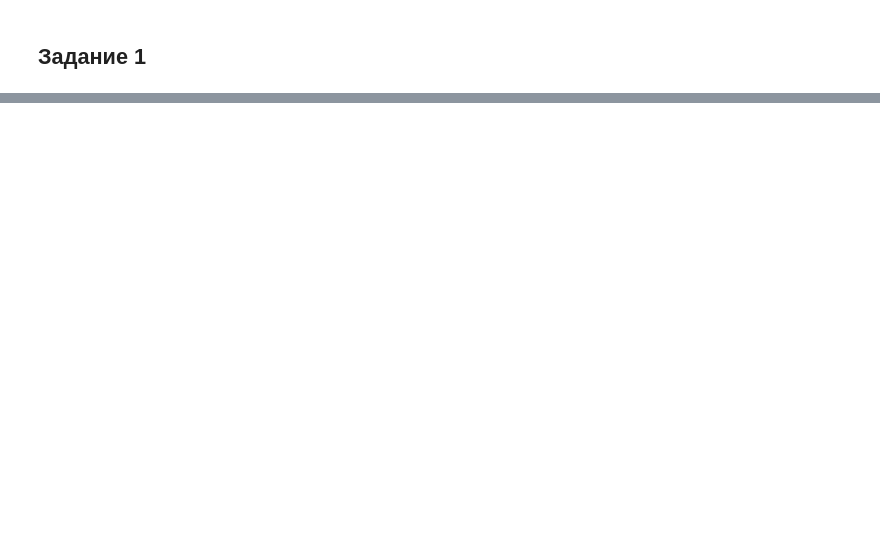
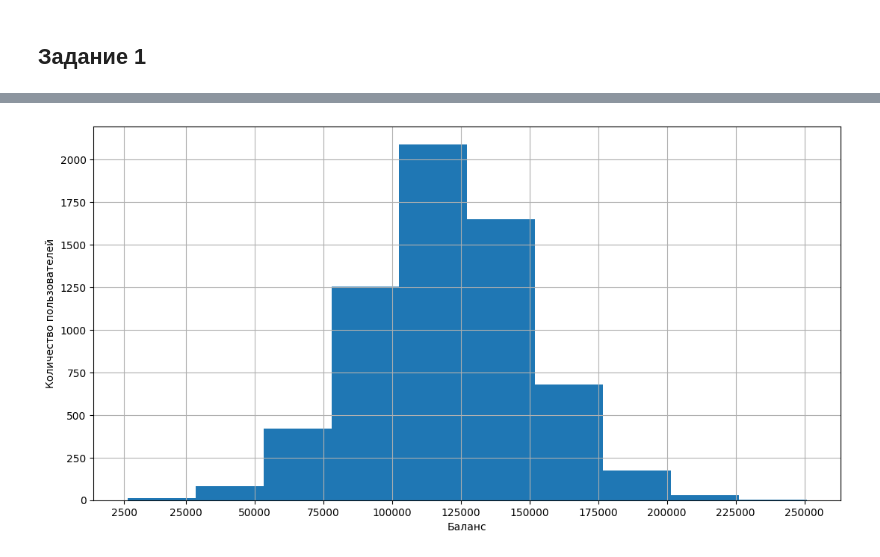
Before and after one commit to UdTatyana/SF-Data-Science, a Jupyter notebook: Skillfactory/PY_13 Визуализация/Practice_13.ipynb, the cells around one changed output, grey strips where cells are left out. Saved outputs shown, nothing was run; the diff lists cells and outputs as text; code cells hidden in the pictures; blank space fills up the shorter version.

```diff
--- a/Skillfactory/PY_13 Визуализация/Practice_13.ipynb
+++ b/Skillfactory/PY_13 Визуализация/Practice_13.ipynb
@@ -41,0 +50,20 @@ Name: Exited, dtype: float64
+# %%
+import seaborn as sns
+
+balance = churn_df[churn_df['Balance'] > 2500]
+labels=[2500, 25000, 50000, 75000, 100000, 125000, 150000, 175000, 200000, 225000, 250000]
+# список меток для оси абсцисс
+
+fig = plt.figure(figsize=(10, 5))
+axes = fig.add_axes([0, 0, 1, 1])
+axes.hist(
+    x=balance['Balance'],
+    bins=10,
+)
+('Распределение баланса пользователей, у которых на счету больше 2 500 долларов')
+axes.set_xlabel('Баланс')
+axes.set_ylabel('Количество пользователей')
+axes.set_xticks(labels)
+axes.grid()
+# %% [output]
+[figure, added]
```
Also changed, not shown: parts of 12 cells of this notebook.
